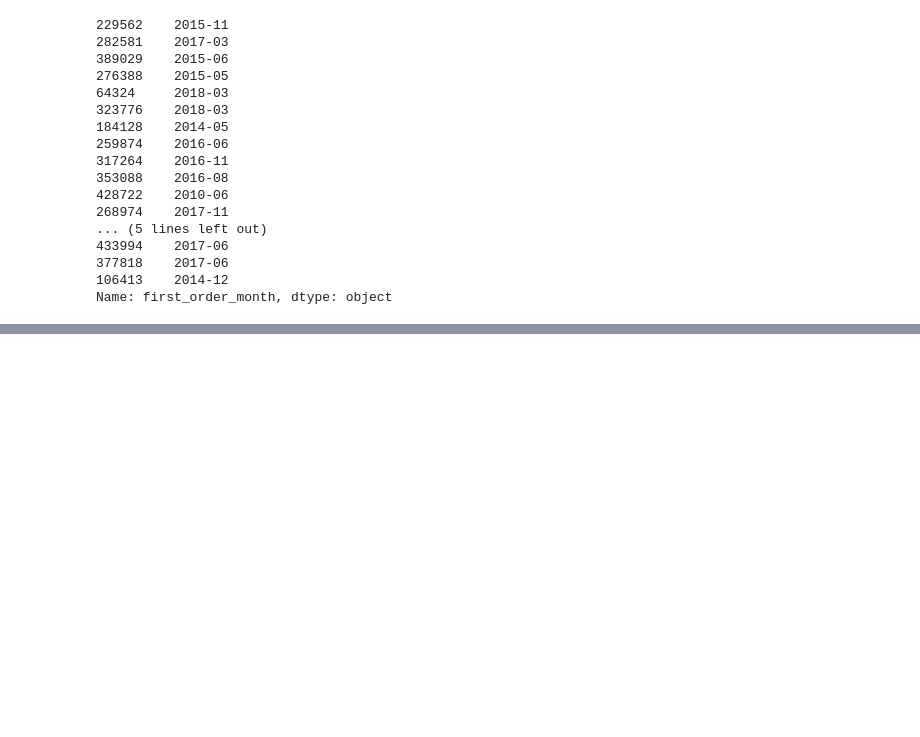
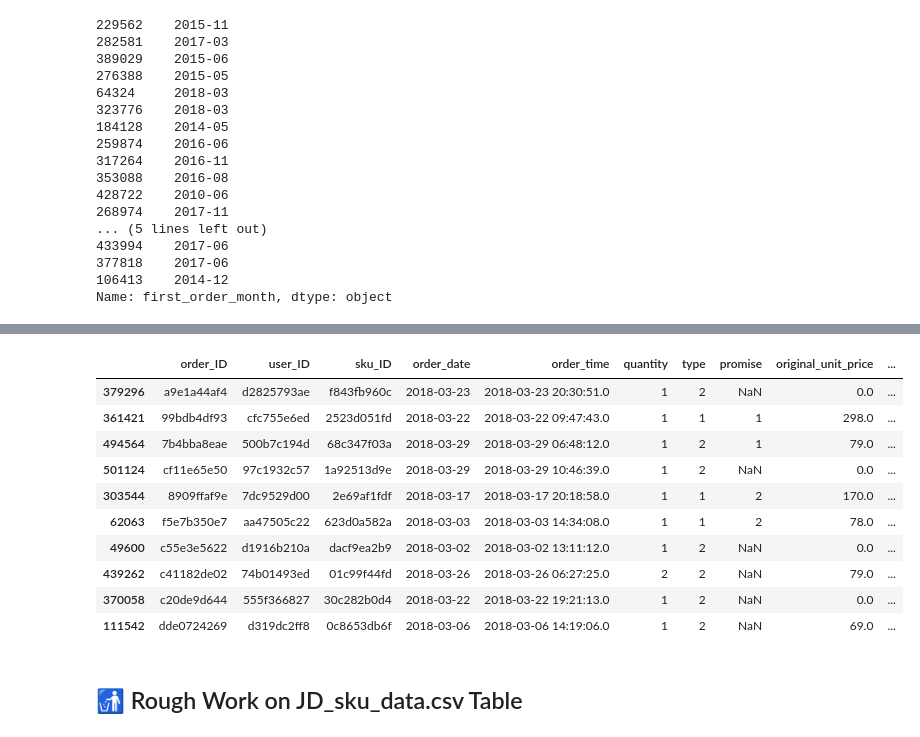
Before and after one commit to porallapradhyumna/Bussiness_Analysis-on-JD.com, a Jupyter notebook: Data_Analysis.ipynb, the cells around one changed output, grey strips where cells are left out. Saved outputs shown, nothing was run; the diff lists cells and outputs as text; code cells hidden in the pictures; blank space fills up the shorter version.

Commit message:
Data Prep Phase 1

```diff
--- a/Data_Analysis.ipynb
+++ b/Data_Analysis.ipynb
@@ -8,7 +8,7 @@ import numpy as np
 # %% [markdown]
 ### Reading JD_order_data.csv 📁 table from dataset
 # %%
-df_order =  pd.read_csv('JD_order_data.csv')
+df_order =  pd.read_csv('data\JD_order_data.csv')
 # %% [markdown]
 #### *Simple 🕵️🕵️‍♀️ Quality & Descriptive Analysis on the table*
 # %%
@@ -101,3 +96,2 @@ df_order['promise'].isin(['-']).sum()
 # %%
-df_order['promise'].replace('-',np.nan,inplace=True)
-print(df_order['promise'].isnull().sum())
+df_order.replace('-',np.nan,inplace=True)
@@ -249,0 +316,18 @@ Name: first_order_month, dtype: object
+# %%
+df_order.replace('-',np.nan,inplace=True)
+# %%
+df_order.sample(10)
+# %% [output]
+|  | order_ID | user_ID | sku_ID | order_date | order_time | quantity | type | promise | original_unit_price | ... |
+| 379296 | a9e1a44af4 | d2825793ae | f843fb960c | 2018-03-23 | 2018-03-23 20:30:51.0 | 1 | 2 | NaN | 0.0 | ... |
+| 361421 | 99bdb4df93 | cfc755e6ed | 2523d051fd | 2018-03-22 | 2018-03-22 09:47:43.0 | 1 | 1 | 1 | 298.0 | ... |
+| 494564 | 7b4bba8eae | 500b7c194d | 68c347f03a | 2018-03-29 | 2018-03-29 06:48:12.0 | 1 | 2 | 1 | 79.0 | ... |
+| 501124 | cf11e65e50 | 97c1932c57 | 1a92513d9e | 2018-03-29 | 2018-03-29 10:46:39.0 | 1 | 2 | NaN | 0.0 | ... |
+| 303544 | 8909ffaf9e | 7dc9529d00 | 2e69af1fdf | 2018-03-17 | 2018-03-17 20:18:58.0 | 1 | 1 | 2 | 170.0 | ... |
+| 62063 | f5e7b350e7 | aa47505c22 | 623d0a582a | 2018-03-03 | 2018-03-03 14:34:08.0 | 1 | 1 | 2 | 78.0 | ... |
+| 49600 | c55e3e5622 | d1916b210a | dacf9ea2b9 | 2018-03-02 | 2018-03-02 13:11:12.0 | 1 | 2 | NaN | 0.0 | ... |
+| 439262 | c41182de02 | 74b01493ed | 01c99f44fd | 2018-03-26 | 2018-03-26 06:27:25.0 | 2 | 2 | NaN | 79.0 | ... |
+| 370058 | c20de9d644 | 555f366827 | 30c282b0d4 | 2018-03-22 | 2018-03-22 19:21:13.0 | 1 | 2 | NaN | 0.0 | ... |
+| 111542 | dde0724269 | d319dc2ff8 | 0c8653db6f | 2018-03-06 | 2018-03-06 14:19:06.0 | 1 | 2 | NaN | 69.0 | ... |
+# %% [markdown]
+## 🚮 Rough Work on JD_sku_data.csv Table
```
Also changed, not shown: parts of 31 cells of this notebook, 6 other files.
